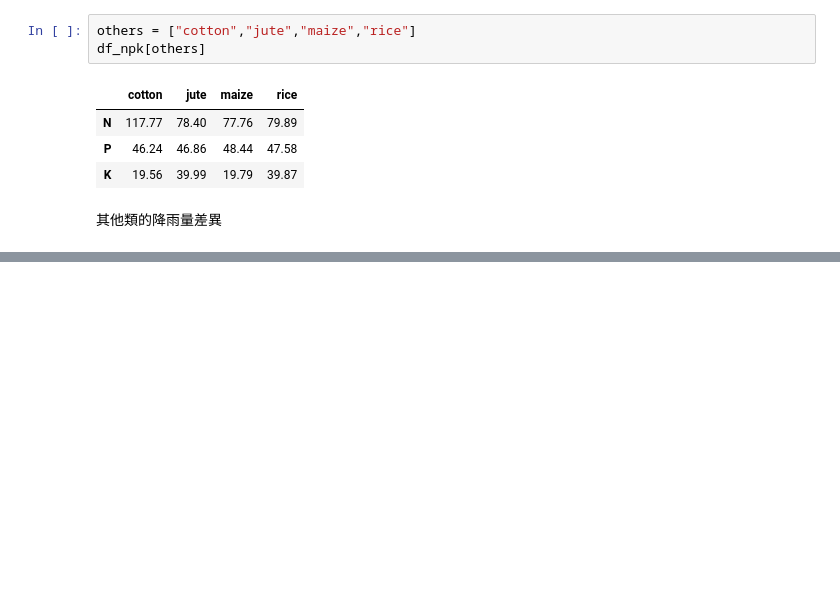
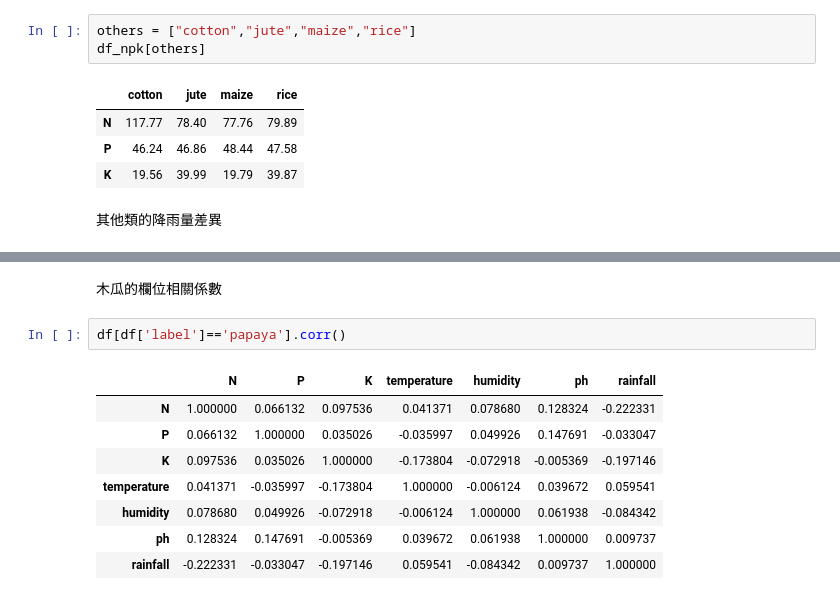
Before and after one commit to QI-XIANG/NCU_Data-Mining-for-Business-Analytics, a Jupyter notebook: 作業3/作業3.ipynb, the cells around one changed output, grey strips where cells are left out. Drawn from its saved outputs; the diff is of its cells as text; blank space fills up the shorter version.

```diff
--- a/作業3/作業3.ipynb
+++ b/作業3/作業3.ipynb
@@ -273,0 +315,13 @@ plt.show()
+# %% [markdown]
+木瓜的欄位相關係數
+# %%
+df[df['label']=='papaya'].corr()
+# %% [output]
+|  | N | P | K | temperature | humidity | ph | rainfall |
+| N | 1.000000 | 0.066132 | 0.097536 | 0.041371 | 0.078680 | 0.128324 | -0.222331 |
+| P | 0.066132 | 1.000000 | 0.035026 | -0.035997 | 0.049926 | 0.147691 | -0.033047 |
+| K | 0.097536 | 0.035026 | 1.000000 | -0.173804 | -0.072918 | -0.005369 | -0.197146 |
+| temperature | 0.041371 | -0.035997 | -0.173804 | 1.000000 | -0.006124 | 0.039672 | 0.059541 |
+| humidity | 0.078680 | 0.049926 | -0.072918 | -0.006124 | 1.000000 | 0.061938 | -0.084342 |
+| ph | 0.128324 | 0.147691 | -0.005369 | 0.039672 | 0.061938 | 1.000000 | 0.009737 |
+| rainfall | -0.222331 | -0.033047 | -0.197146 | 0.059541 | -0.084342 | 0.009737 | 1.000000 |
```
Also changed, not shown: parts of 6 cells of this notebook.
